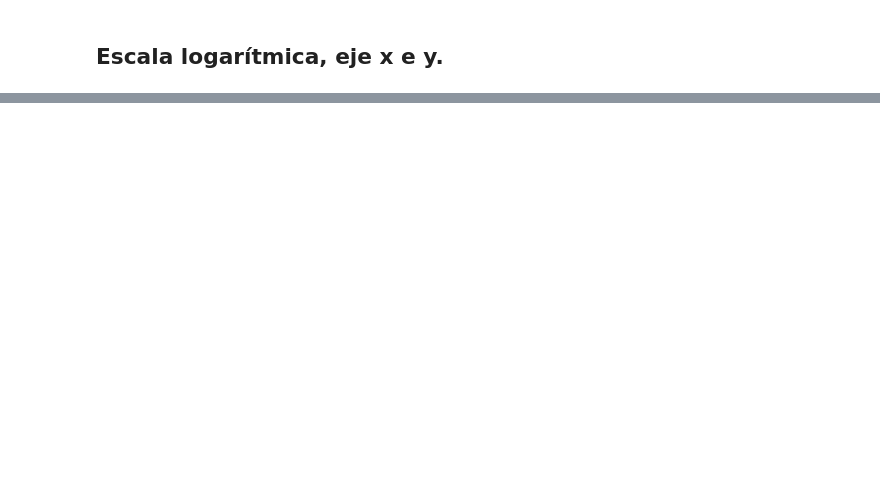
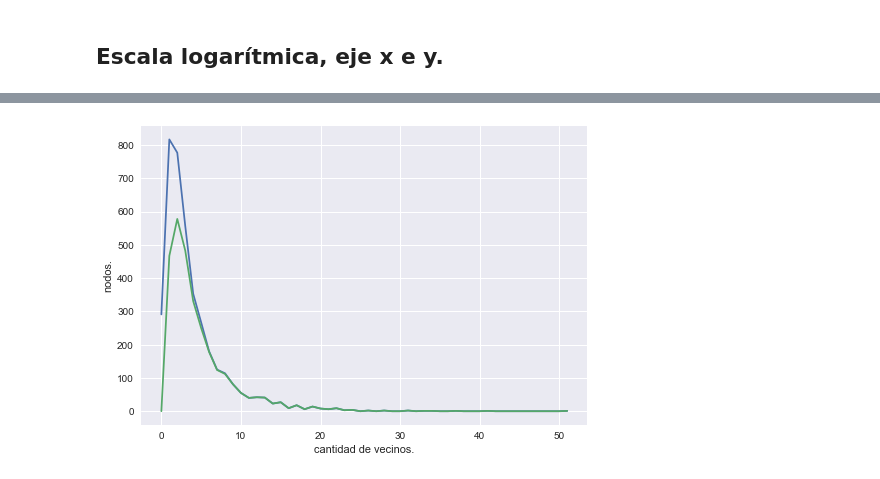
Before and after one commit to FerFrassia/DataScience, a Jupyter notebook: tp4/Tp4.ipynb, the cells around one changed output, grey strips where cells are left out. Saved outputs shown, nothing was run; the diff lists cells and outputs as text; code cells hidden in the pictures; blank space fills up the shorter version.

```diff
--- a/tp4/Tp4.ipynb
+++ b/tp4/Tp4.ipynb
@@ -62,0 +173,10 @@ plt.show()
+# %%
+histo_comp = nx.degree_histogram(mayor_componente)
+
+plt.plot(histo)
+plt.plot(histo_comp)
+plt.xlabel("cantidad de vecinos.")
+plt.ylabel("nodos.")
+plt.show()
+# %% [output]
+[figure, added]
```
Also changed, not shown: parts of 18 cells of this notebook.
